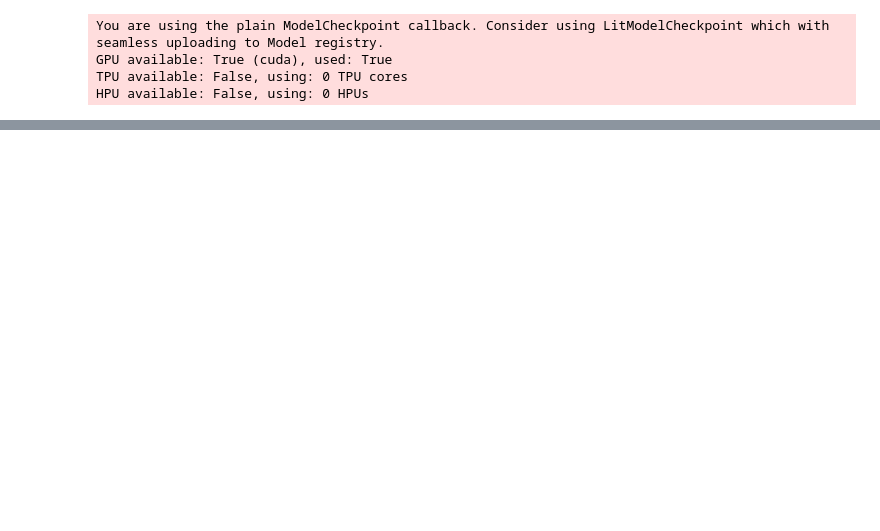
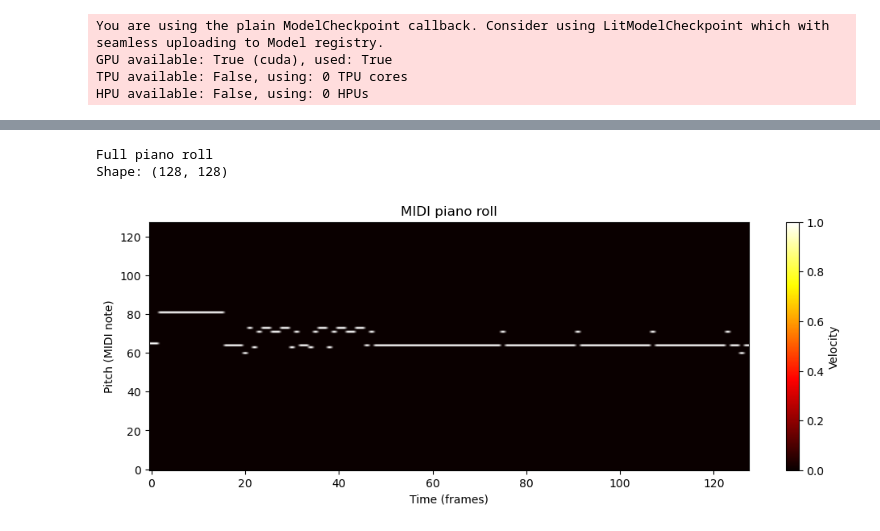
Before and after one commit to Ultimi-Sumiti/GAN_Music_Generator, a Jupyter notebook: model_v2_tester.ipynb, the cells around one changed output, grey strips where cells are left out. Drawn from its saved outputs; the diff is of its cells as text; code cells hidden in the pictures; blank space fills up the shorter version.

```diff
--- a/model_v2_tester.ipynb
+++ b/model_v2_tester.ipynb
@@ -29,6 +35,6 @@ class LossTracker(L.Callback):
 # %%
 # Create the GAN.
-model = GAN()
+model = GAN(apply_mbd=False)
 
 # Dataset.
 data_file_path = "data/preprocessed/maestro-v3.0.0/dataset2/50K_dataset.h5"
@@ -240,0 +148,13 @@ print(f"\nOutput di esempio dal modello caricato: {output.item():.4f}")
+# %%
+# Create the full piano roll.
+full_piano_roll = np.hstack([bar for bar in bars_numpy])
+print("Full piano roll")
+print("Shape:", full_piano_roll.shape)
+show_piano_roll(full_piano_roll)
+
+# Multiply by 50.
+full_piano_roll *= 50
+# %% [output]
+Full piano roll
+Shape: (128, 128)
+[figure, added]
```
Also changed, not shown: parts of 16 cells of this notebook.
